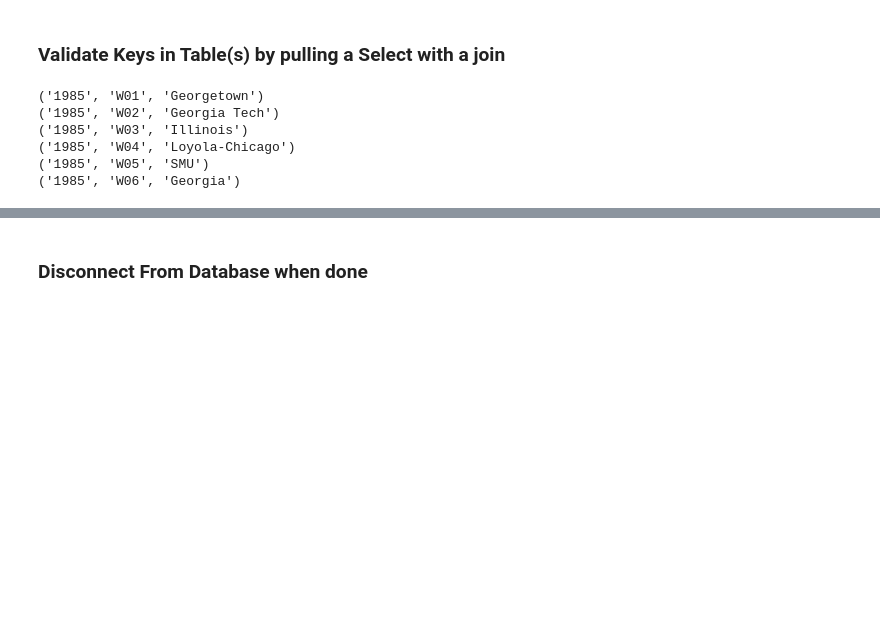
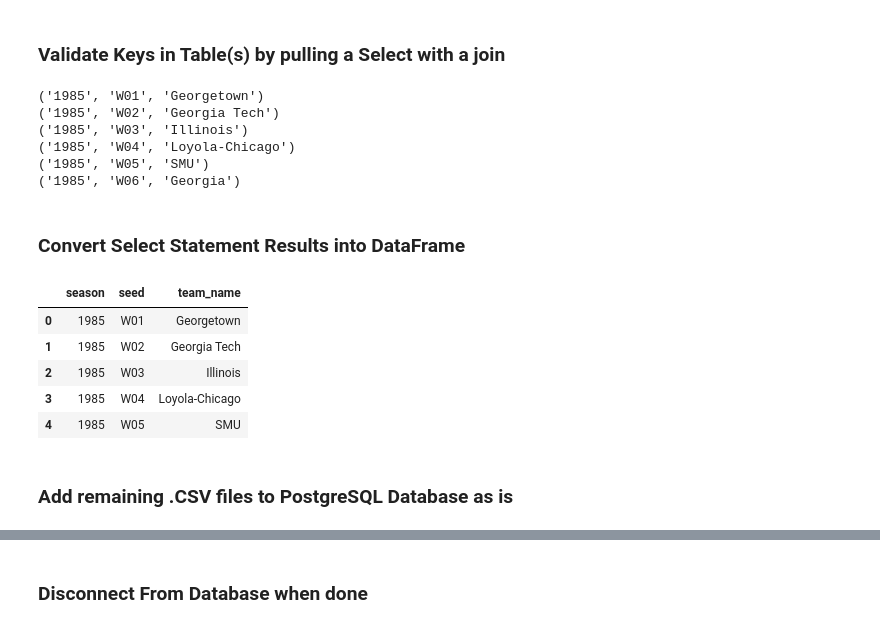
Before and after one commit to agbs2k8/Git_Tracked_Notebooks, a Jupyter notebook: NCAA_Tourney_Database_Creation.ipynb, the cells around one changed output, grey strips where cells are left out. Cells and saved outputs as stored; diff of their text form; code cells hidden in the pictures; blank space fills up the shorter version.

```diff
--- a/NCAA_Tourney_Database_Creation.ipynb
+++ b/NCAA_Tourney_Database_Creation.ipynb
@@ -51,9 +50,9 @@ print(engine.table_names())
 ### Create Blank Table for Teams
 # %%
 #Create Team Table (blank)
-teams = sqlalchemy.Table('teams', meta,
-                        sqlalchemy.Column('team_id', sqlalchemy.String, primary_key = True),
-                        sqlalchemy.Column('team_name', sqlalchemy.String))
-meta.create_all(engine)
+#teams = sqlalchemy.Table('teams', meta,
+#                        sqlalchemy.Column('team_id', sqlalchemy.String, primary_key = True),
+#                        sqlalchemy.Column('team_name', sqlalchemy.String))
+#meta.create_all(engine)
 # %%
 #ensure the table was created
@@ -64,9 +63,9 @@ print(engine.table_names())
 ### Create Blank Table for Seeds
 # %%
 #Create Tournament Seed table (blank)
-tourney_seeds = sqlalchemy.Table('tourney_seeds',meta,
-                                 sqlalchemy.Column('season', sqlalchemy.String),
-                                 sqlalchemy.Column('seed', sqlalchemy.String),
-                                 sqlalchemy.Column('team',sqlalchemy.String, sqlalchemy.ForeignKey('teams.team_id')))
-meta.create_all(engine)
+#tourney_seeds = sqlalchemy.Table('tourney_seeds',meta,
+#                                 sqlalchemy.Column('season', sqlalchemy.String),
+#                                 sqlalchemy.Column('seed', sqlalchemy.String),
+#                                 sqlalchemy.Column('team',sqlalchemy.String, sqlalchemy.ForeignKey('teams.team_id')))
+#meta.create_all(engine)
 # %%
@@ -163,3 +158,25 @@ for res in results:
 ('1985', 'W04', 'Loyola-Chicago')
 ('1985', 'W05', 'SMU')
 ('1985', 'W06', 'Georgia')
+# %% [markdown]
+### Convert Select Statement Results into DataFrame
+# %%
+stmt = 'SELECT tourney_seeds.season, tourney_seeds.seed, teams.team_name \
+        FROM tourney_seeds \
+        INNER JOIN teams \
+        ON tourney_seeds.team=teams.team_id'
+
+res_proxy = connection.execute(stmt)
+
+query_df = pd.DataFrame(res_proxy.fetchall())
+query_df.columns = res_proxy.keys()
+query_df.head()
+# %% [output]
+|  | season | seed | team_name |
+| 0 | 1985 | W01 | Georgetown |
+| 1 | 1985 | W02 | Georgia Tech |
+| 2 | 1985 | W03 | Illinois |
+| 3 | 1985 | W04 | Loyola-Chicago |
+| 4 | 1985 | W05 | SMU |
+# %% [markdown]
+### Add remaining .CSV files to PostgreSQL Database as is
```
Also changed, not shown: parts of 37 cells of this notebook.
